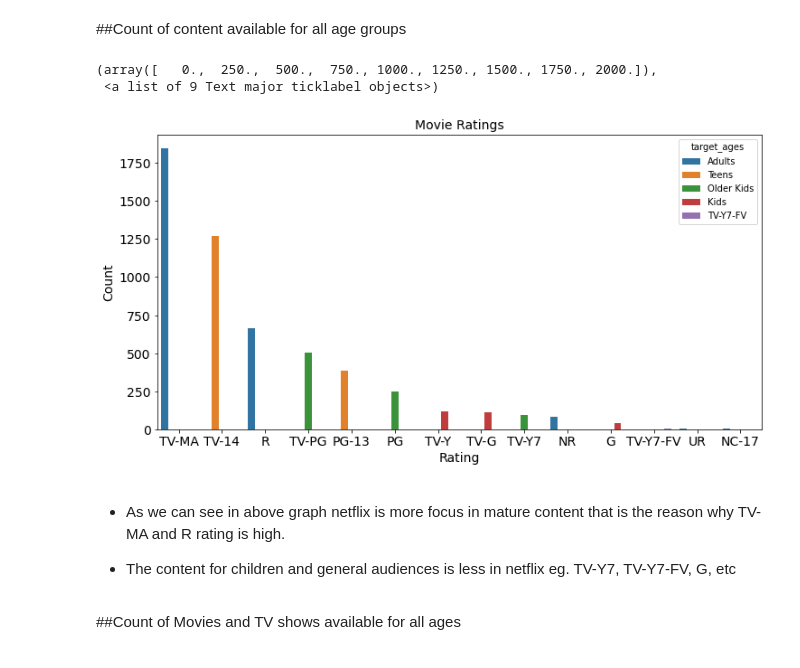
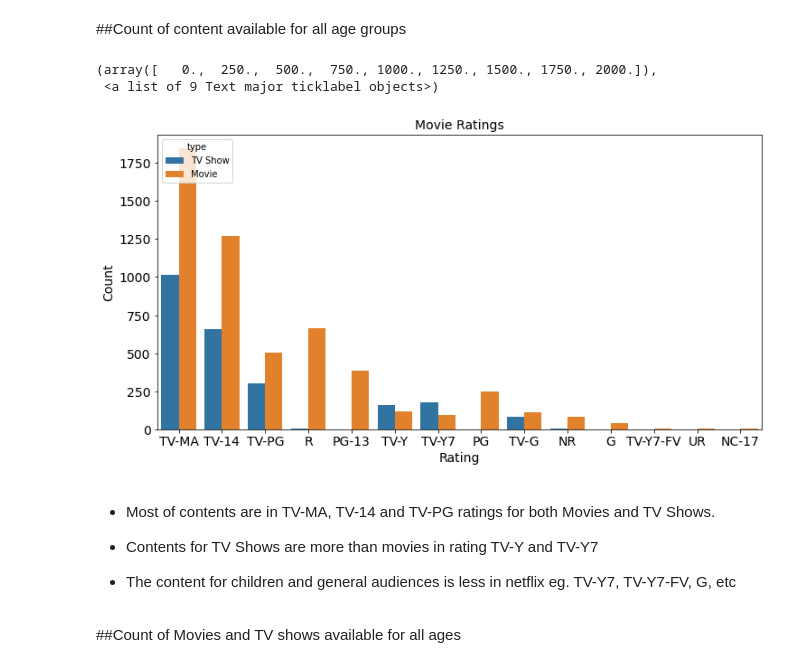
Before and after one commit to Zeeshan00789/NETFLIX-MOVIES-AND-TV-SHOWS-CLUSTERING-, a Jupyter notebook: NETFLIX_MOVIES_AND_TV_SHOWS_CLUSTERING.ipynb, the cells around one changed output. Drawn from its saved outputs; the diff is of its cells as text; code cells hidden in the pictures.

```diff
--- a/NETFLIX_MOVIES_AND_TV_SHOWS_CLUSTERING.ipynb
+++ b/NETFLIX_MOVIES_AND_TV_SHOWS_CLUSTERING.ipynb
@@ -252,22 +252,24 @@ plt.show()
 # %%
 #Movie Ratings based on Target Age Groups
 plt.figure(figsize=(12,6))
 plt.title('Movie Ratings', size=14)
-sns.countplot(x=movies['rating'],hue=movies['target_ages'],data=movies,order=movies['rating'].value_counts().index)
+sns.countplot(x=df['rating'],hue=df['type'],data=df,order=df['rating'].value_counts().index)
 
 #labelling
 plt.xlabel('Rating', fontsize= 14)
 plt.ylabel('Count', fontsize= 14)
 
 #font size of x and y axis values
 plt.xticks(fontsize=14)
 plt.yticks(fontsize=14)
 # %% [output]
 (array([   0.,  250.,  500.,  750., 1000., 1250., 1500., 1750., 2000.]),
  <a list of 9 Text major ticklabel objects>)
-[figure, old version]
+[figure, new version]
 # %% [markdown]
-* As we can see in above graph netflix is more focus in mature content that is the reason why TV-MA and R rating is high.
+
+* Most of contents are in TV-MA, TV-14 and TV-PG ratings for both Movies and TV Shows.
+* Contents for TV Shows are more than movies in rating TV-Y and TV-Y7
 
 * The content for children and general audiences is less in netflix eg. TV-Y7, TV-Y7-FV, G, etc
 # %% [markdown]
```
Also changed, not shown: parts of 30 cells of this notebook.
